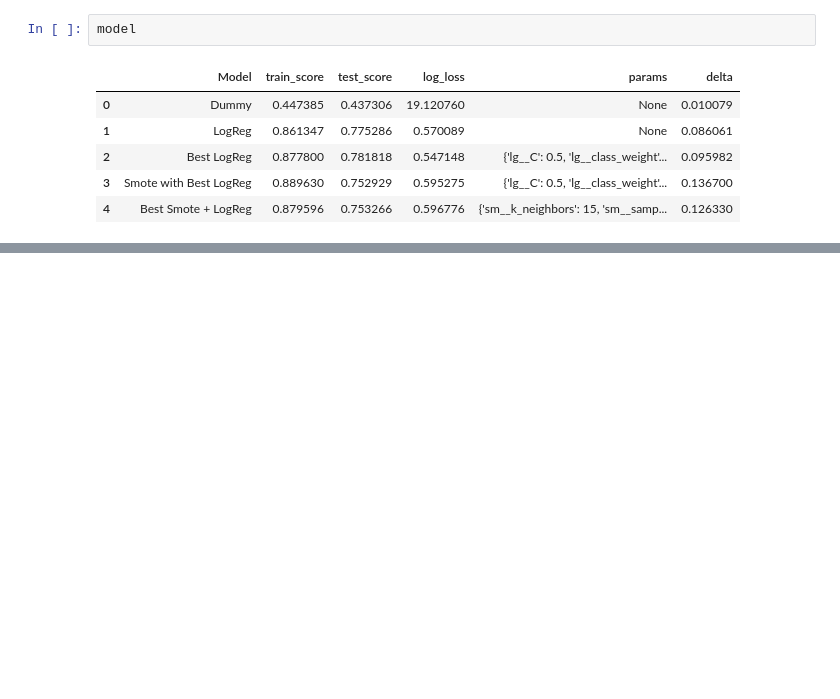
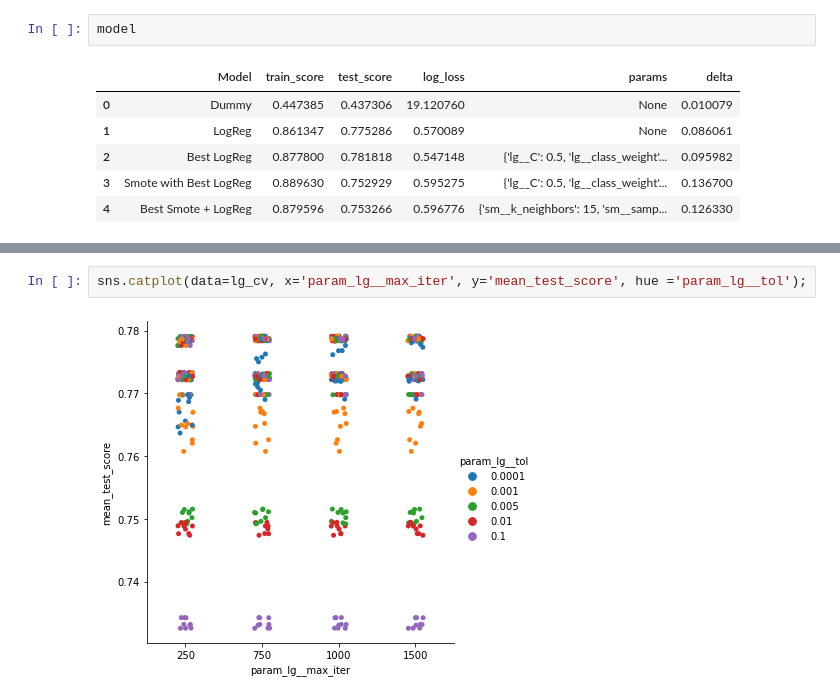
Before and after one commit to irwin-lam/PumpItUp, a Jupyter notebook: Visualizations.ipynb, the cells around one changed output, grey strips where cells are left out. Saved outputs shown, nothing was run; the diff lists cells and outputs as text; blank space fills up the shorter version.

```diff
--- a/Visualizations.ipynb
+++ b/Visualizations.ipynb
@@ -338,0 +455,4 @@ model
+# %%
+sns.catplot(data=lg_cv, x='param_lg__max_iter', y='mean_test_score', hue ='param_lg__tol');
+# %% [output]
+[figure, added]
```
Also changed, not shown: parts of 32 cells of this notebook, 14 other files.
